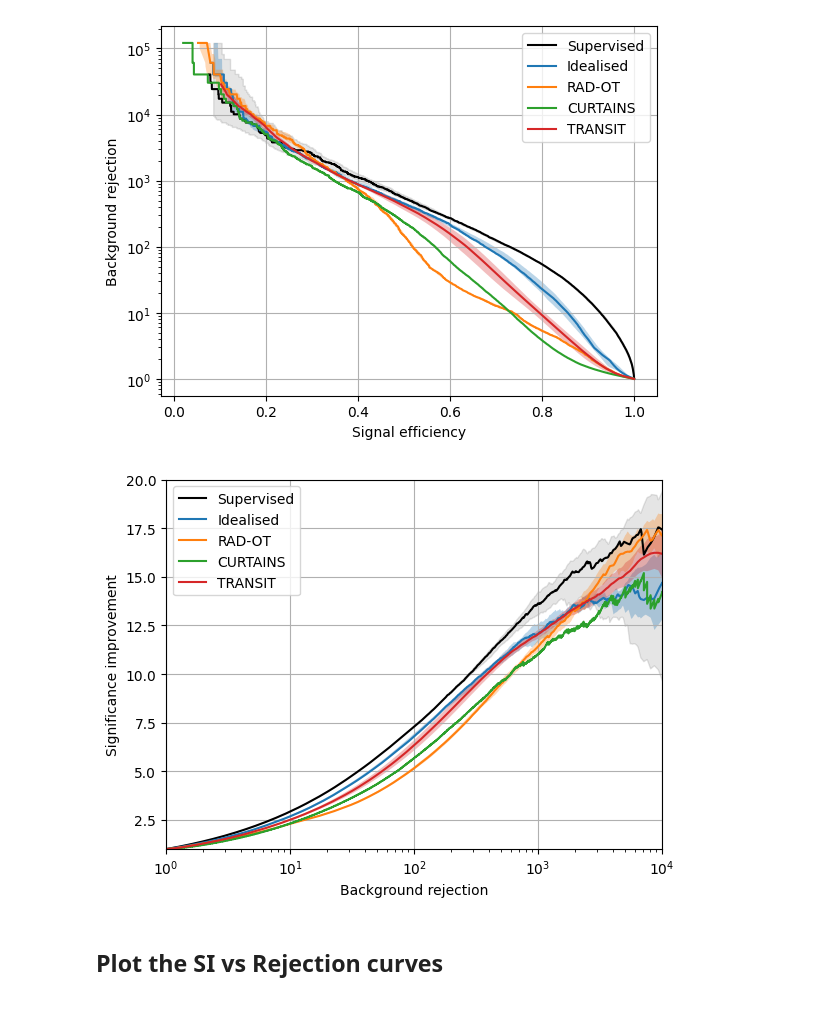
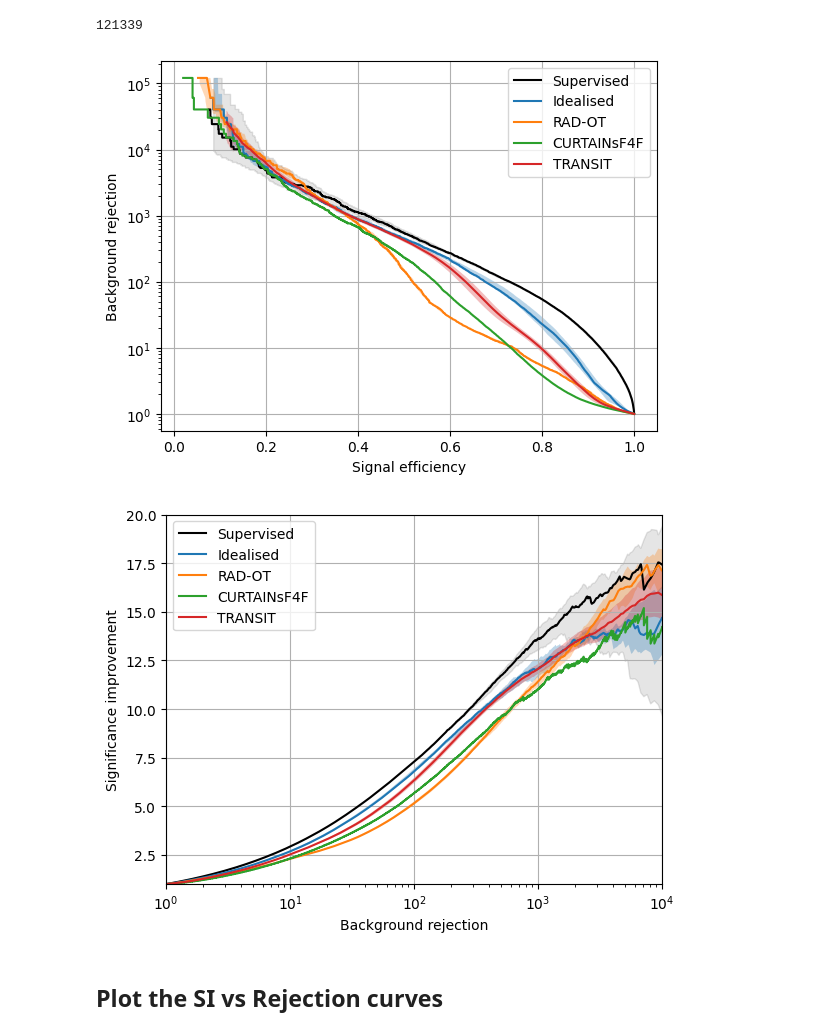
Before and after one commit to IvanOleksiyuk/transit-hep, a Jupyter notebook: twinturbo/scripts/final_plotsML4J.ipynb, the cells around one changed output. Drawn from its saved outputs; the diff is of its cells as text; code cells hidden in the pictures.

```diff
--- a/twinturbo/scripts/final_plotsML4J.ipynb
+++ b/twinturbo/scripts/final_plotsML4J.ipynb
@@ -6,6 +7,9 @@ import os
 # %%
-group_run = "/home/users/o/oleksiyu/WORK/hyperproject/twinturbo/workspaces/ML4Jets/TRANSITv10f_group/"
-doping_run = "/home/users/o/oleksiyu/WORK/hyperproject/twinturbo/workspaces/ML4Jets/TRANSITv3f_dopings"
+group_run = "/home/users/o/oleksiyu/WORK/hyperproject/twinturbo/workspaces/ML4Jets/TRANSITv15f_group/"
+doping_run = "/home/users/o/oleksiyu/WORK/hyperproject/twinturbo/workspaces/ML4Jets/TRANSITv15f_dopings"
+template_from = "/home/users/o/oleksiyu/WORK/hyperproject/twinturbo/workspaces/ML4Jets/TRANSITv15f_group/"
+one_run = "/home/users/o/oleksiyu/WORK/hyperproject/twinturbo/workspaces/ML4Jets/TRANSITv10f_group/run-TTS_1/template/outputs/template_sample.h5"
+features = ["m_j1", "del_m", "del_R", "tau21_j1", "tau21_j2",  "m_jj"]
 # %%
 save_folder = "/home/users/o/oleksiyu/WORK/hyperproject/plots/ML4J/"
 os.makedirs(save_folder, exist_ok=True)
@@ -47,3 +105,9 @@ plt.hist(mjjs_sig, bins=100, range=(0, 5000), histtype='step', label='Signal', c
+# %%
+
+N_EVENTS_SR = len(df_bkg_sr["m_jj"].values)
+print(N_EVENTS_SR)
+# %% [output]
+121339
 # %%
 # load my curves
 my_curver_rej = np.load(group_run+"plots/compare/TwinTurbo_rejection_v_TPR_comb_seeds_CWOLA.npy")
@@ -137,24 +201,24 @@ idealised_curve = get_curve(files)
 # %%
 plt.figure()
 plt.plot(supervised_curve["x"], supervised_curve["y_center"], label="Supervised", color="black")
 plt.fill_between(supervised_curve["x"], supervised_curve["y_down"], supervised_curve["y_up"], alpha=0.1, color="black")
 plt.plot(idealised_curve["x"], idealised_curve["y_center"], label="Idealised")
 plt.fill_between(idealised_curve["x"], idealised_curve["y_down"], idealised_curve["y_up"], alpha=0.3)
 plt.plot(RADOT_curve["x"], RADOT_curve["y_center"], label="RAD-OT")
 plt.fill_between(RADOT_curve["x"], RADOT_curve["y_down"], RADOT_curve["y_up"], alpha=0.3)
 
-plt.plot(curtains_rej[0], curtains_rej[1], label="CURTAINS")
+plt.plot(curtains_rej[0], curtains_rej[1], label="CURTAINsF4F")
 plt.fill_between(curtains_rej[0], curtains_rej[1]-0, curtains_rej[1]+0, alpha=0.3)
 plt.plot(my_curver_rej[0], my_curver_rej[1], label="TRANSIT")
 plt.fill_between(my_curver_rej[0], my_curver_rej[1]-my_curver_rej[2], my_curver_rej[1]+my_curver_rej[2], alpha=0.3)
 plt.yscale("log")
 plt.grid()
 plt.legend()
 plt.xlabel("Signal efficiency")
 plt.ylabel("Background rejection")
 plt.savefig(save_folder+"inverse_rej.png", dpi=300, bbox_inches='tight')
 # %% [output]
-[figure, old version]
+[figure, new version]
 # %%
 plt.figure()
 plt.plot(super_sic["x"], super_sic["y_center"], label="Supervised", color="black")
@@ -163,7 +227,7 @@ plt.plot(ideal_sic["x"], ideal_sic["y_center"], label="Idealised")
 plt.fill_between(ideal_sic["x"], ideal_sic["y_down"], ideal_sic["y_up"], alpha=0.3)
 plt.plot(radot2["rejection"], radot2["tpr_center"], label="RAD-OT")
 plt.fill_between(radot2["rejection"], radot2["tpr_down"], radot2["tpr_up"], alpha=0.3)
-plt.plot(curtains_sic[0], curtains_sic[1], label="CURTAINS")
+plt.plot(curtains_sic[0], curtains_sic[1], label="CURTAINsF4F")
 plt.fill_between(curtains_sic[0], curtains_sic[1]-0, curtains_sic[1]+0, alpha=0.3)
 plt.plot(my_curve_sic[0], my_curve_sic[1], label="TRANSIT")
 plt.fill_between(my_curve_sic[0], my_curve_sic[1]-my_curve_sic[2], my_curve_sic[1]+my_curve_sic[2], alpha=0.3)
@@ -176,7 +240,7 @@ plt.grid()
 plt.legend()
 plt.savefig(save_folder+"SIC.png", dpi=300, bbox_inches='tight')
 # %% [output]
-[figure, old version]
+[figure, new version]
 # %%
 def linear_interpolation(x, y, x_new):
     # Convert lists to numpy arrays for easier manipulation
```
Also changed, not shown: parts of 14 cells of this notebook, 19 other files.
